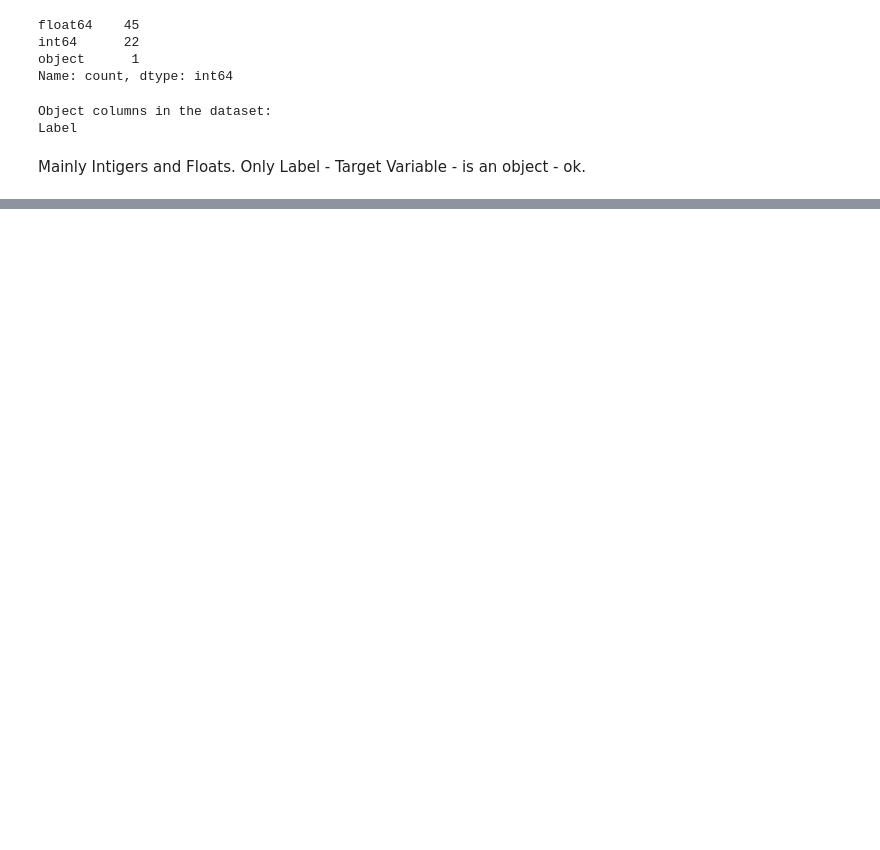
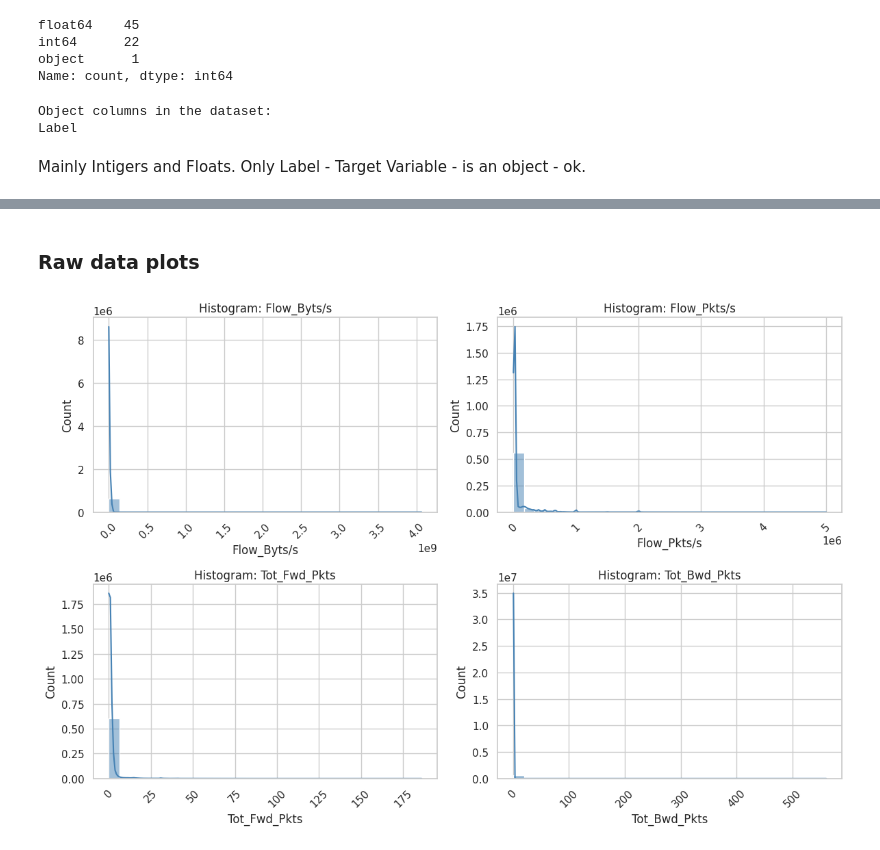
Before and after one commit to mikolajek22/IoT-Intrusion-Detection, a Jupyter notebook: project.ipynb, the cells around one changed output, grey strips where cells are left out. Drawn from its saved outputs; the diff is of its cells as text; code cells hidden in the pictures; blank space fills up the shorter version.

Commit message:
histogram functions and plots

```diff
--- a/project.ipynb
+++ b/project.ipynb
@@ -181,0 +197,5 @@ No missing Values found.
+# %%
+# display inf example rows
+inf_cols = inf_cnt[inf_cnt > 0].index
+mask_inf = np.isinf(df[inf_cols]).any(axis=1)
+df.loc[mask_inf, inf_cols].head(10)
@@ -181,0 +216,9 @@ No missing Values found.
+# %%
+for col in inf_cols:
+    finite_vals = df.loc[np.isfinite(df[col]), col]
+    cap = finite_vals.quantile(0.99)
+    df[col] = df[col].replace([np.inf, -np.inf], cap)
+
+# check infinity values
+inf_cnt = np.isinf(df.select_dtypes(include=[np.number])).sum()
+display(inf_cnt[inf_cnt > 0])
@@ -215,0 +272,26 @@ Mainly Intigers and Floats. Only Label - Target Variable - is an object - ok.
+# %%
+def plot_histograms(dataframe):
+    numeric_columns = dataframe.select_dtypes(include=['number']).columns
+    n = len(numeric_columns)
+
+    plt_cols = 2
+    plt_rows = math.ceil(n / plt_cols)
+
+    sns.set(style="whitegrid")
+    fig, axes = plt.subplots(plt_rows, plt_cols, figsize=(12, plt_rows * 4))
+    axes = axes.flatten()   #to easily iterate over axes
+
+    for i, col in enumerate(numeric_columns):
+        sns.histplot(ax=axes[i], data=dataframe, x=col, bins=30, kde=True, color='steelblue')
+        axes[i].set_title(f"Histogram: {col}")
+        axes[i].set_xlabel(col)
+        axes[i].set_ylabel("Count")
+        axes[i].grid(True)
+        axes[i].tick_params(axis="x", rotation=45)
+        axes[i].label="Histogram"
+
+    # Remove any unused subplots
+    for j in range(i + 1, len(axes)):
+        fig.delaxes(axes[j])
+    plt.tight_layout()
+    plt.show()
@@ -215,0 +315,8 @@ Mainly Intigers and Floats. Only Label - Target Variable - is an object - ok.
+# %% [markdown]
+### Raw data plots
+# %%
+# Transimssion intensity features
+col_to_hist = ['Flow_Byts/s', 'Flow_Pkts/s', 'Tot_Fwd_Pkts', 'Tot_Bwd_Pkts']
+plot_histograms(df[col_to_hist])
+# %% [output]
+[figure, added]
```
Also changed, not shown: parts of 18 cells of this notebook.
